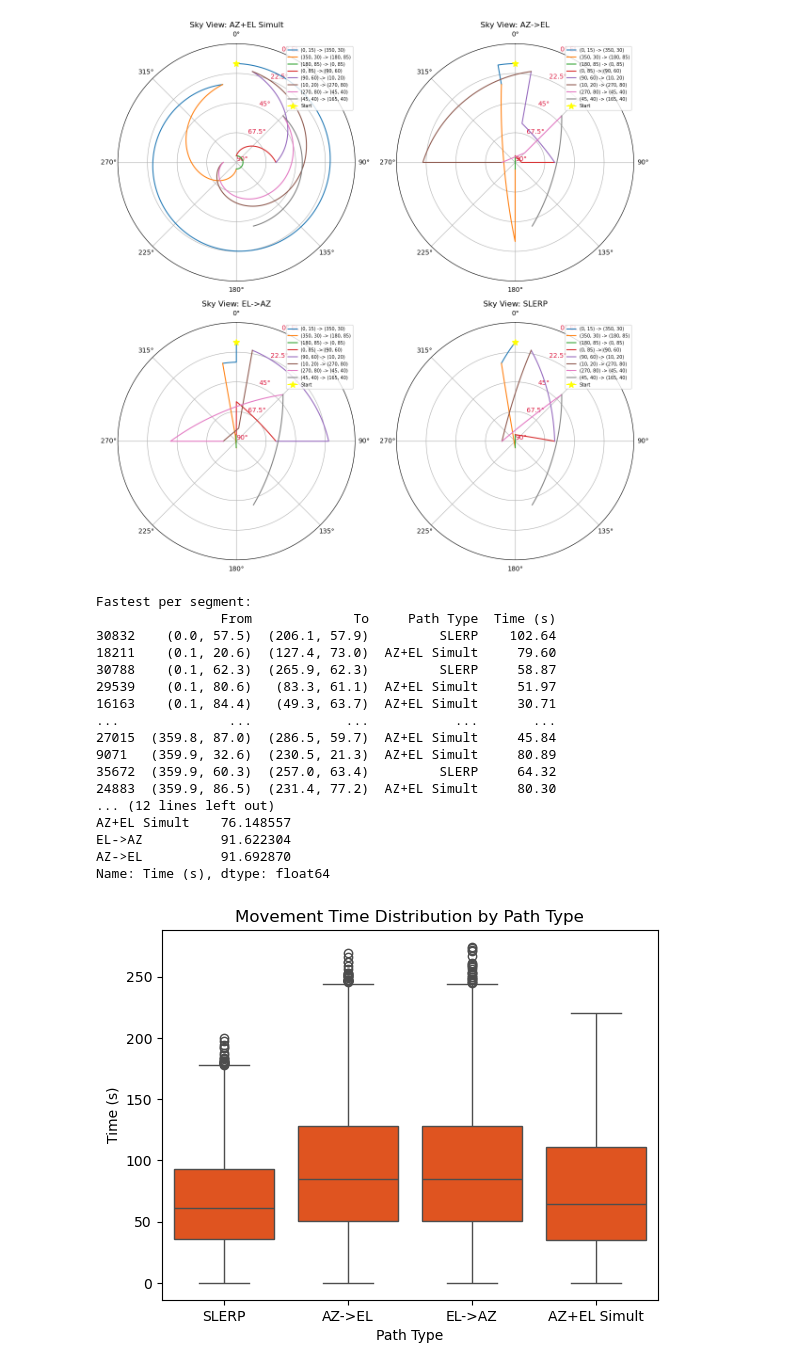
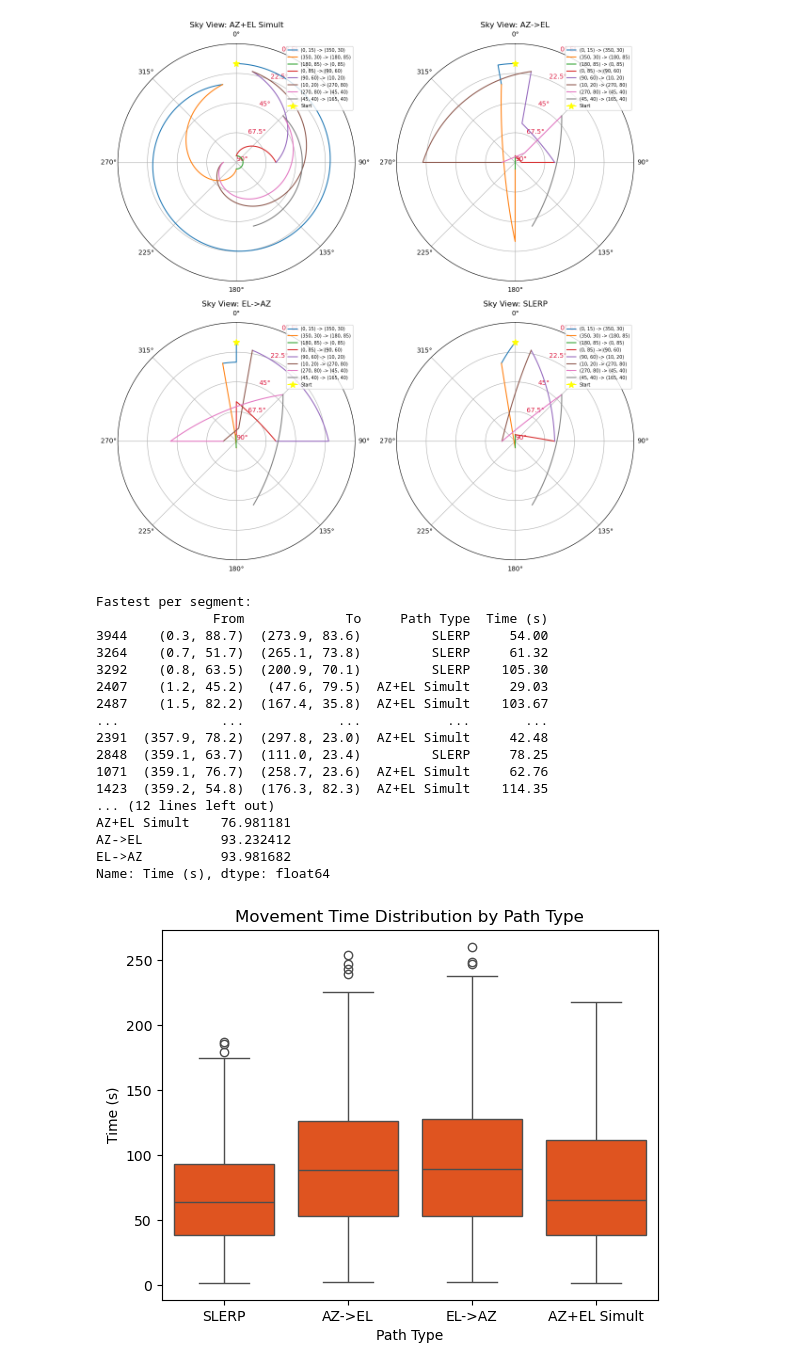
Before and after one commit to S-Wimmer1/Going-the-short-way, a Jupyter notebook: radtel.ipynb, the cells around one changed output. Drawn from its saved outputs; the diff is of its cells as text; code cells hidden in the pictures.

```diff
--- a/radtel.ipynb
+++ b/radtel.ipynb
@@ -416,34 +416,34 @@ polar_proj()
 # %% [output]
 [figure]
 # %%
-wpts = random_waypoints(n=10000)
+wpts = random_waypoints(n=1000)
 
 all_paths3 = calc_paths(waypoints=wpts)
 
 df3 = dataframe_conv(all_paths=all_paths3)
 
 sns.boxplot(data=df3, x="Path Type", y="Time (s)", color="orangered")
 plt.title("Movement Time Distribution by Path Type")
 plt.show()
 # %% [output]
 Fastest per segment:
-                From             To     Path Type  Time (s)
-30832    (0.0, 57.5)  (206.1, 57.9)         SLERP    102.64
-18211    (0.1, 20.6)  (127.4, 73.0)  AZ+EL Simult     79.60
-30788    (0.1, 62.3)  (265.9, 62.3)         SLERP     58.87
-29539    (0.1, 80.6)   (83.3, 61.1)  AZ+EL Simult     51.97
-16163    (0.1, 84.4)   (49.3, 63.7)  AZ+EL Simult     30.71
-...              ...            ...           ...       ...
-27015  (359.8, 87.0)  (286.5, 59.7)  AZ+EL Simult     45.84
-9071   (359.9, 32.6)  (230.5, 21.3)  AZ+EL Simult     80.89
-35672  (359.9, 60.3)  (257.0, 63.4)         SLERP     64.32
-24883  (359.9, 86.5)  (231.4, 77.2)  AZ+EL Simult     80.30
+               From             To     Path Type  Time (s)
+3944    (0.3, 88.7)  (273.9, 83.6)         SLERP     54.00
+3264    (0.7, 51.7)  (265.1, 73.8)         SLERP     61.32
+3292    (0.8, 63.5)  (200.9, 70.1)         SLERP    105.30
+2407    (1.2, 45.2)   (47.6, 79.5)  AZ+EL Simult     29.03
+2487    (1.5, 82.2)  (167.4, 35.8)  AZ+EL Simult    103.67
+...             ...            ...           ...       ...
+2391  (357.9, 78.2)  (297.8, 23.0)  AZ+EL Simult     42.48
+2848  (359.1, 63.7)  (111.0, 23.4)         SLERP     78.25
+1071  (359.1, 76.7)  (258.7, 23.6)  AZ+EL Simult     62.76
+1423  (359.2, 54.8)  (176.3, 82.3)  AZ+EL Simult    114.35
 ... (12 lines left out)
-AZ+EL Simult    76.148557
-EL->AZ          91.622304
-AZ->EL          91.692870
+AZ+EL Simult    76.981181
+AZ->EL          93.232412
+EL->AZ          93.981682
 Name: Time (s), dtype: float64
-[figure, old version]
+[figure, new version]
 # %%
 # TODO compare flip-over + overrotation code to non-flip-over + overrotation one
 # TODO write that one
```
Also changed, not shown: parts of 5 cells of this notebook, 2 other files.
